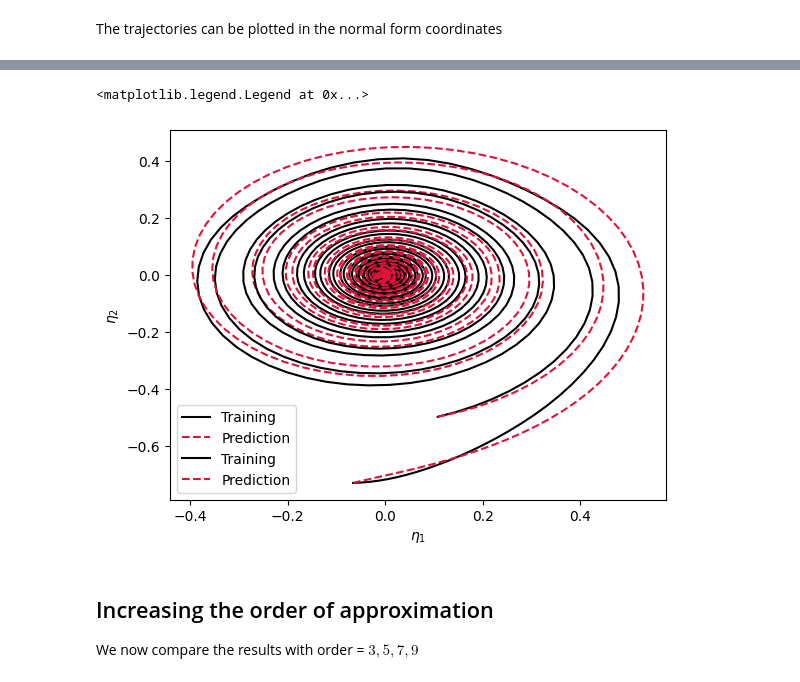
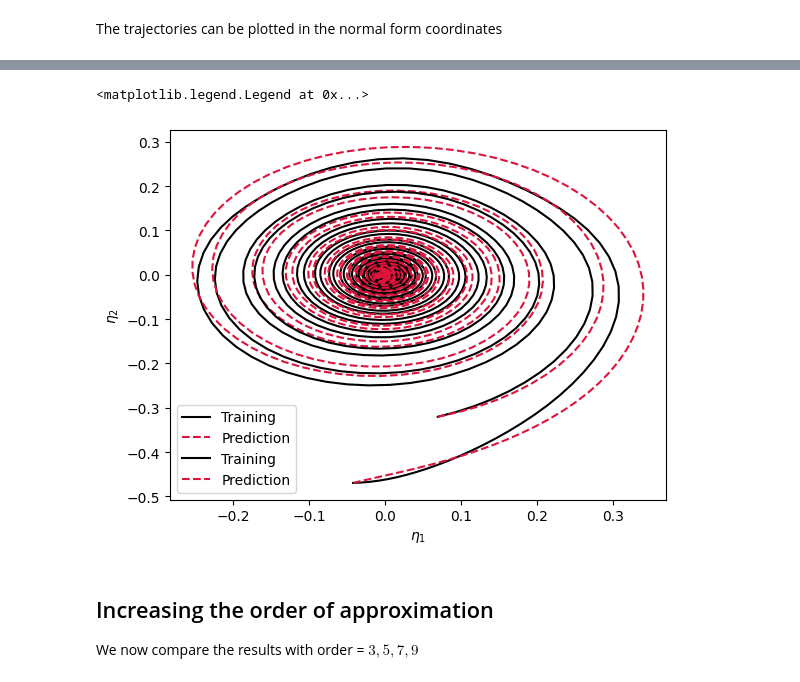
Before and after one commit to haller-group/SSMLearnPy, a Jupyter notebook: examples/one_dof_oscillator/test_normalform_transformation_benchmark_vs_ssmlearn.ipynb, the cells around one changed output, grey strips where cells are left out. Saved outputs shown, nothing was run; the diff lists cells and outputs as text; code cells hidden in the pictures.

```diff
--- a/examples/one_dof_oscillator/test_normalform_transformation_benchmark_vs_ssmlearn.ipynb
+++ b/examples/one_dof_oscillator/test_normalform_transformation_benchmark_vs_ssmlearn.ipynb
@@ -123,7 +123,7 @@ constLHS = [[-1, 0]]
 constRHS = [[0, 0]]
 cons = [constLHS, constRHS]
 # Fit reduced model
-mdl = ridge.x(X, y, poly_degree = 3, constraints = cons)
+mdl = ridge.get_fit_ridge(X, y, poly_degree = 3, constraints = cons)
 linearPart = mdl.map_info['coefficients'][:,:2]
 dictTosave = {}
 dictTosave['trajectories'] = trajectories
@@ -149,6 +149,3 @@ array([[-0.04847425+1.41048894j,  0.        +0.j        ],
 trf, dyn = normalform.wrap_optimized_coefficients(ndofs, nf, 3, d )
 # %% [markdown]
 The trajectories can be plotted in the normal form coordinates
-# %%
-test = np.random.rand(10,2)
-transformed = trf.inverse_transform(test)
@@ -155,7 +156,7 @@ transformed = trf.inverse_transform(test)
 # %%
 for t in trajectories:
-    transformed = trf.inverse_transform(t.T)
-    plt.plot(np.real(transformed[:,0]), np.imag(transformed[:,0]))
+    transformed = trf.inverse_transform(t)
+    plt.plot(np.real(transformed[0,:]), np.imag(transformed[0,:]))
 plt.xlabel('$\\eta_1$')
 plt.ylabel('$\\eta_2$')
 # %% [output]
@@ -167,19 +168,19 @@ dt = t[1] - t[0]
 # %%
 
 for t in trajectories:
-    transformed = trf.inverse_transform(t.T)
-    plt.plot(np.real(transformed[:,0]), np.imag(transformed[:,0]), '-', c='black', label = 'Training')
-    ic = transformed[0,:]
+    transformed = trf.inverse_transform(t)
+    plt.plot(np.real(transformed[0,:]), np.imag(transformed[0,:]), '-', c='black', label = 'Training')
+    ic = transformed[:,0]
 
     pred = solve_ivp(dyn['vectorfield'], [time_pred[0], time_pred[-1]], ic, t_eval=time_pred, method = 'DOP853')
     plt.plot(np.real(pred.y[0,:]), np.imag(pred.y[0,:]), '--', c='Crimson', label = 'Prediction')
 
 plt.xlabel('$\\eta_1$')
 plt.ylabel('$\\eta_2$')
 plt.legend()
 # %% [output]
 <matplotlib.legend.Legend at 0x...>
-[figure, old version]
+[figure, new version]
 # %% [markdown]
 ## Increasing the order of approximation
 
```
Also changed, not shown: parts of 8 cells of this notebook, 6 other files.
